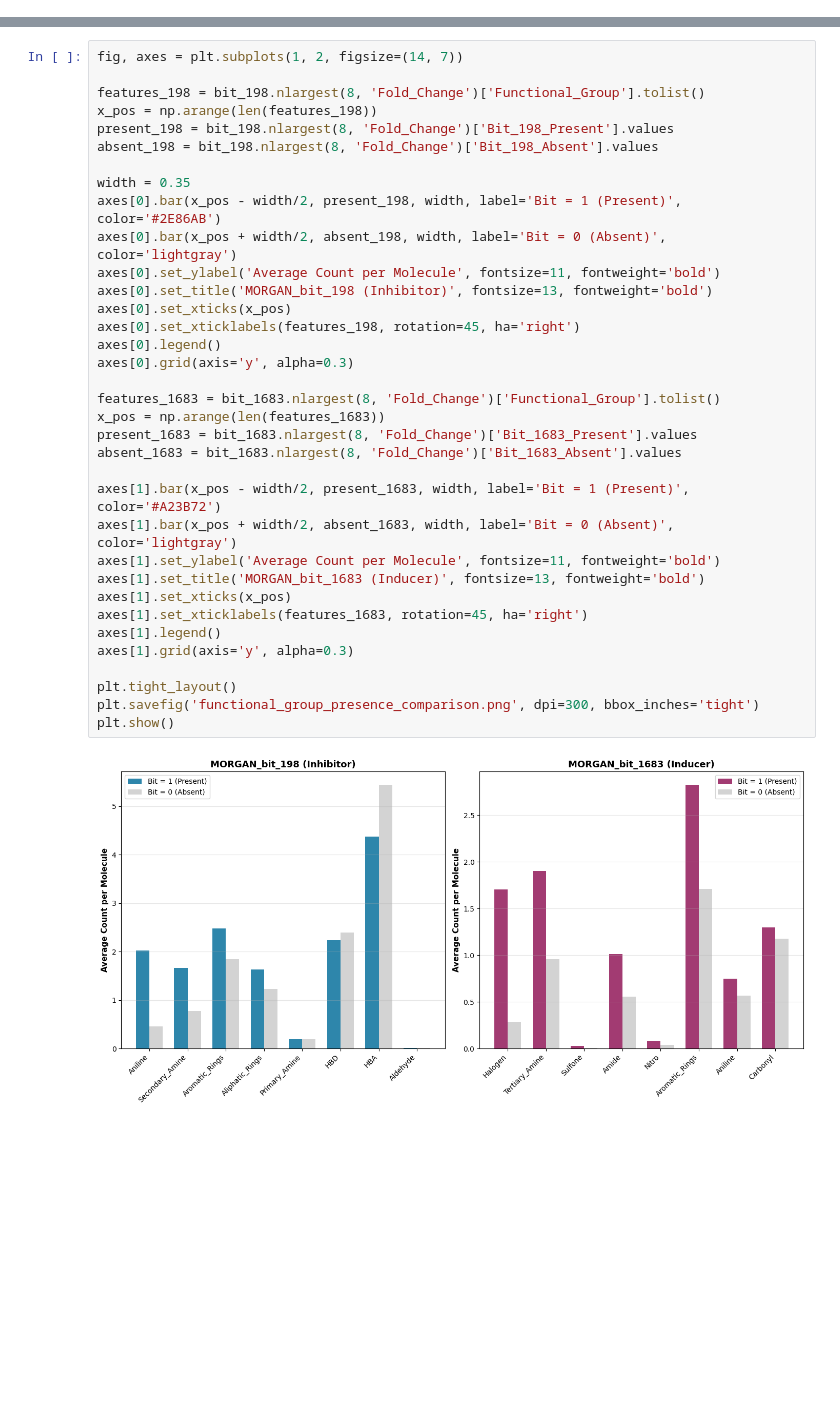
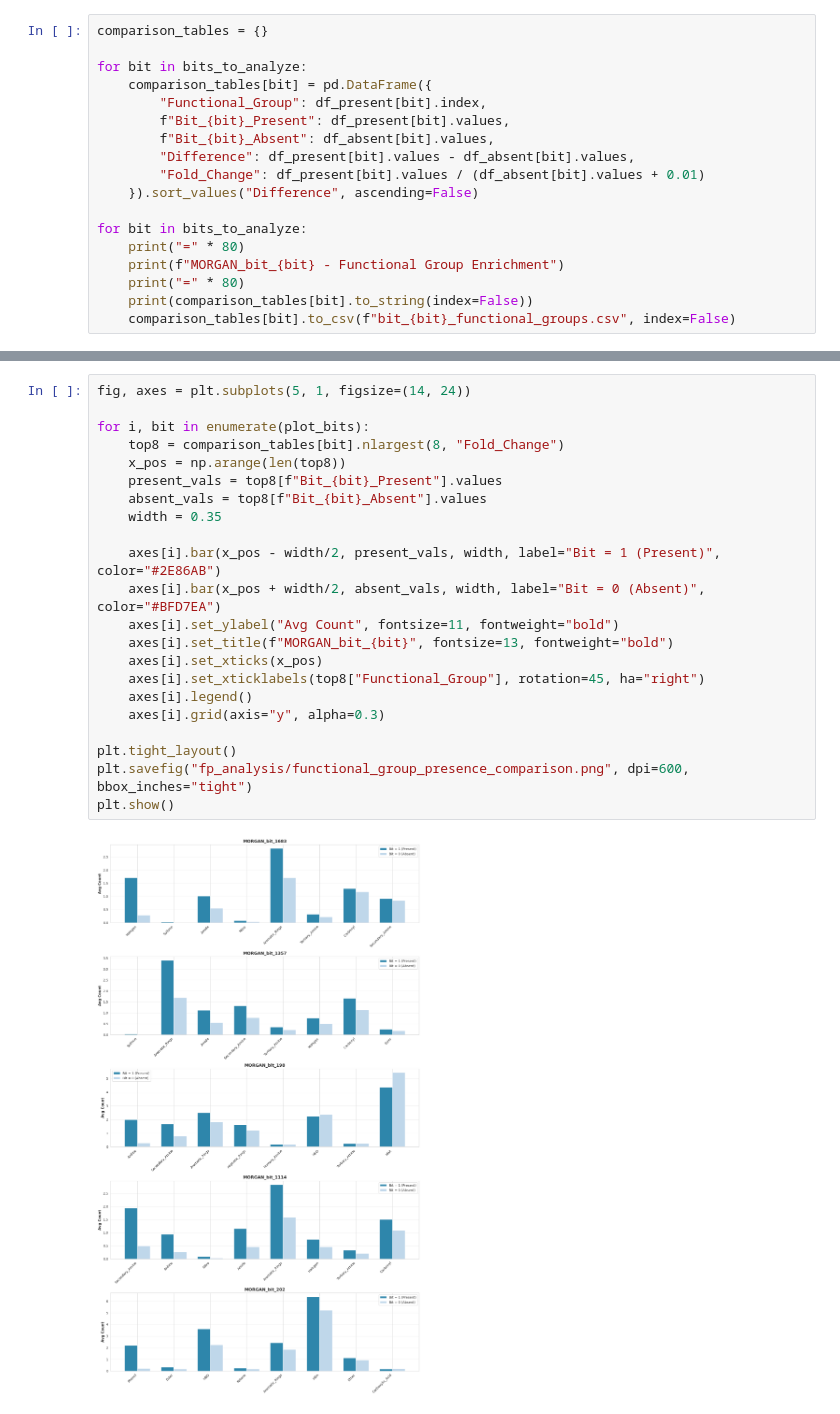
Before and after one commit to Amirtesh/Ferroptosis-Predictor, a Jupyter notebook: fp_exploration.ipynb, the cells around one changed output, grey strips where cells are left out. Drawn from its saved outputs; the diff is of its cells as text; blank space fills up the shorter version.

```diff
--- a/fp_exploration.ipynb
+++ b/fp_exploration.ipynb
@@ -132,0 +60,18 @@ Functional_Group  Bit_198_Present  Bit_198_Absent  Difference  Fold_Change
+# %%
+comparison_tables = {}
+
+for bit in bits_to_analyze:
+    comparison_tables[bit] = pd.DataFrame({
+        "Functional_Group": df_present[bit].index,
+        f"Bit_{bit}_Present": df_present[bit].values,
+        f"Bit_{bit}_Absent": df_absent[bit].values,
+        "Difference": df_present[bit].values - df_absent[bit].values,
+        "Fold_Change": df_present[bit].values / (df_absent[bit].values + 0.01)
+    }).sort_values("Difference", ascending=False)
+
+for bit in bits_to_analyze:
+    print("=" * 80)
+    print(f"MORGAN_bit_{bit} - Functional Group Enrichment")
+    print("=" * 80)
+    print(comparison_tables[bit].to_string(index=False))
+    comparison_tables[bit].to_csv(f"bit_{bit}_functional_groups.csv", index=False)
@@ -160,39 +118,26 @@ plt.show()
 # %%
-fig, axes = plt.subplots(1, 2, figsize=(14, 7))
+fig, axes = plt.subplots(5, 1, figsize=(14, 24))
 
-features_198 = bit_198.nlargest(8, 'Fold_Change')['Functional_Group'].tolist()
-x_pos = np.arange(len(features_198))
-present_198 = bit_198.nlargest(8, 'Fold_Change')['Bit_198_Present'].values
-absent_198 = bit_198.nlargest(8, 'Fold_Change')['Bit_198_Absent'].values
+for i, bit in enumerate(plot_bits):
+    top8 = comparison_tables[bit].nlargest(8, "Fold_Change")
+    x_pos = np.arange(len(top8))
+    present_vals = top8[f"Bit_{bit}_Present"].values
+    absent_vals = top8[f"Bit_{bit}_Absent"].values
+    width = 0.35
 
-width = 0.35
-axes[0].bar(x_pos - width/2, present_198, width, label='Bit = 1 (Present)', color='#2E86AB')
-axes[0].bar(x_pos + width/2, absent_198, width, label='Bit = 0 (Absent)', color='lightgray')
-axes[0].set_ylabel('Average Count per Molecule', fontsize=11, fontweight='bold')
-axes[0].set_title('MORGAN_bit_198 (Inhibitor)', fontsize=13, fontweight='bold')
-axes[0].set_xticks(x_pos)
-axes[0].set_xticklabels(features_198, rotation=45, ha='right')
-axes[0].legend()
-axes[0].grid(axis='y', alpha=0.3)
-
-features_1683 = bit_1683.nlargest(8, 'Fold_Change')['Functional_Group'].tolist()
-x_pos = np.arange(len(features_1683))
-present_1683 = bit_1683.nlargest(8, 'Fold_Change')['Bit_1683_Present'].values
-absent_1683 = bit_1683.nlargest(8, 'Fold_Change')['Bit_1683_Absent'].values
-
-axes[1].bar(x_pos - width/2, present_1683, width, label='Bit = 1 (Present)', color='#A23B72')
-axes[1].bar(x_pos + width/2, absent_1683, width, label='Bit = 0 (Absent)', color='lightgray')
-axes[1].set_ylabel('Average Count per Molecule', fontsize=11, fontweight='bold')
-axes[1].set_title('MORGAN_bit_1683 (Inducer)', fontsize=13, fontweight='bold')
-axes[1].set_xticks(x_pos)
-axes[1].set_xticklabels(features_1683, rotation=45, ha='right')
-axes[1].legend()
-axes[1].grid(axis='y', alpha=0.3)
+    axes[i].bar(x_pos - width/2, present_vals, width, label="Bit = 1 (Present)", color="#2E86AB")
+    axes[i].bar(x_pos + width/2, absent_vals, width, label="Bit = 0 (Absent)", color="#BFD7EA")
+    axes[i].set_ylabel("Avg Count", fontsize=11, fontweight="bold")
+    axes[i].set_title(f"MORGAN_bit_{bit}", fontsize=13, fontweight="bold")
+    axes[i].set_xticks(x_pos)
+    axes[i].set_xticklabels(top8["Functional_Group"], rotation=45, ha="right")
+    axes[i].legend()
+    axes[i].grid(axis="y", alpha=0.3)
 
 plt.tight_layout()
-plt.savefig('functional_group_presence_comparison.png', dpi=300, bbox_inches='tight')
+plt.savefig("fp_analysis/functional_group_presence_comparison.png", dpi=600, bbox_inches="tight")
 plt.show()
 # %% [output]
-[figure, old version]
+[figure, new version]
 # %%
 summary_table = pd.DataFrame({
```
Also changed, not shown: parts of 8 cells of this notebook, 3 other files.
